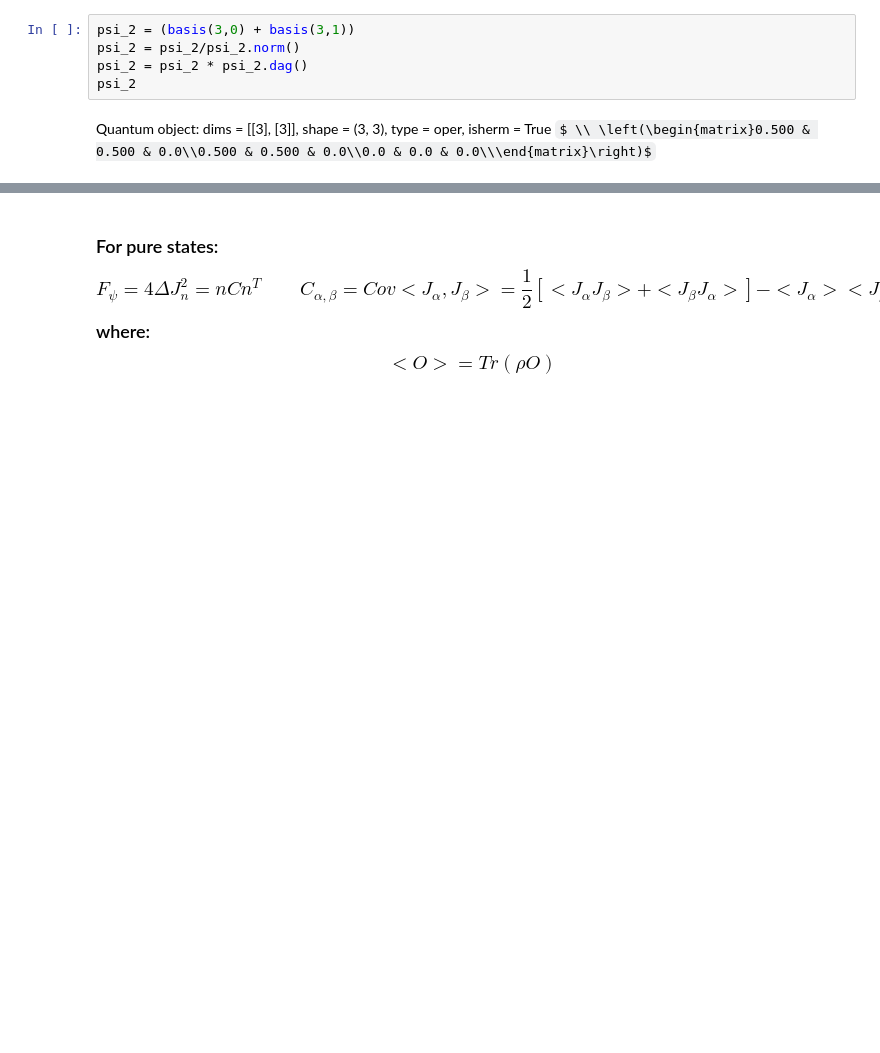
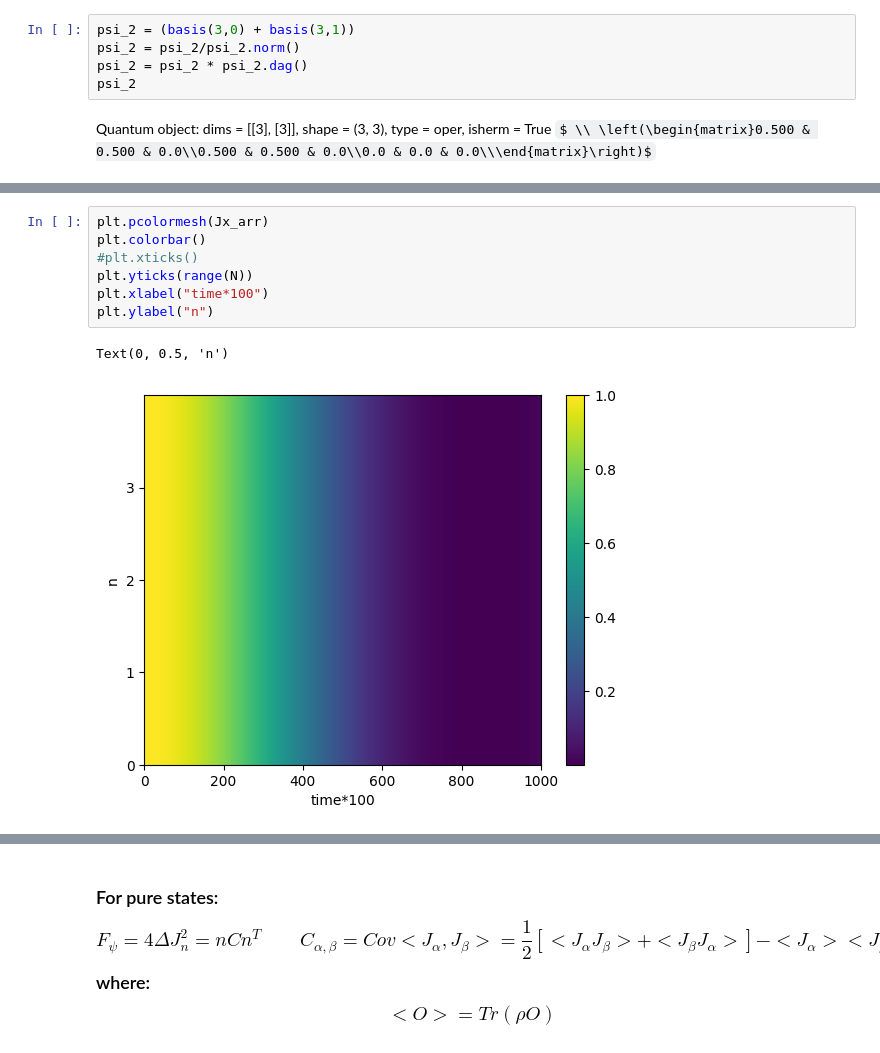
Before and after one commit to NiRVANA1331/Spin-Squeezing-in-Tmons, a Jupyter notebook: main.ipynb, the cells around one changed output, grey strips where cells are left out. Drawn from its saved outputs; the diff is of its cells as text; some formulas as TeX source; blank space fills up the shorter version.

```diff
--- a/main.ipynb
+++ b/main.ipynb
@@ -98,2 +110,12 @@ Text(0, 0.5, 'n')
+# %%
+plt.pcolormesh(Jx_arr)
+plt.colorbar()
+#plt.xticks()
+plt.yticks(range(N))
+plt.xlabel("time*100")
+plt.ylabel("n")
+# %% [output]
+Text(0, 0.5, 'n')
+[figure, added]
 # %%
 plt.plot(times, pop_arr[0])
```
Also changed, not shown: parts of 9 cells of this notebook, 1 other file.
